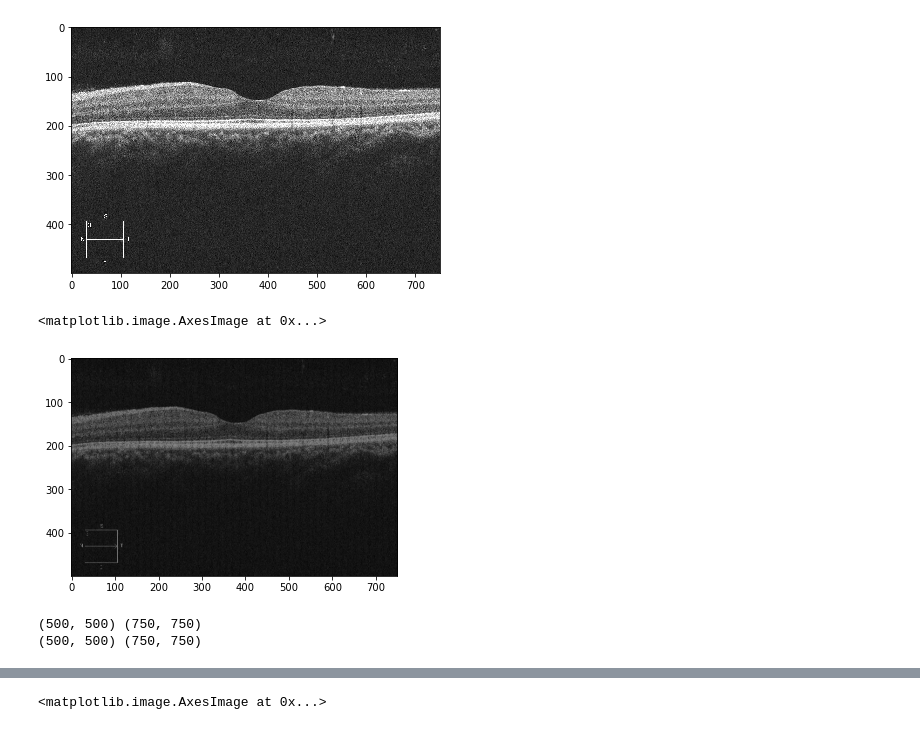
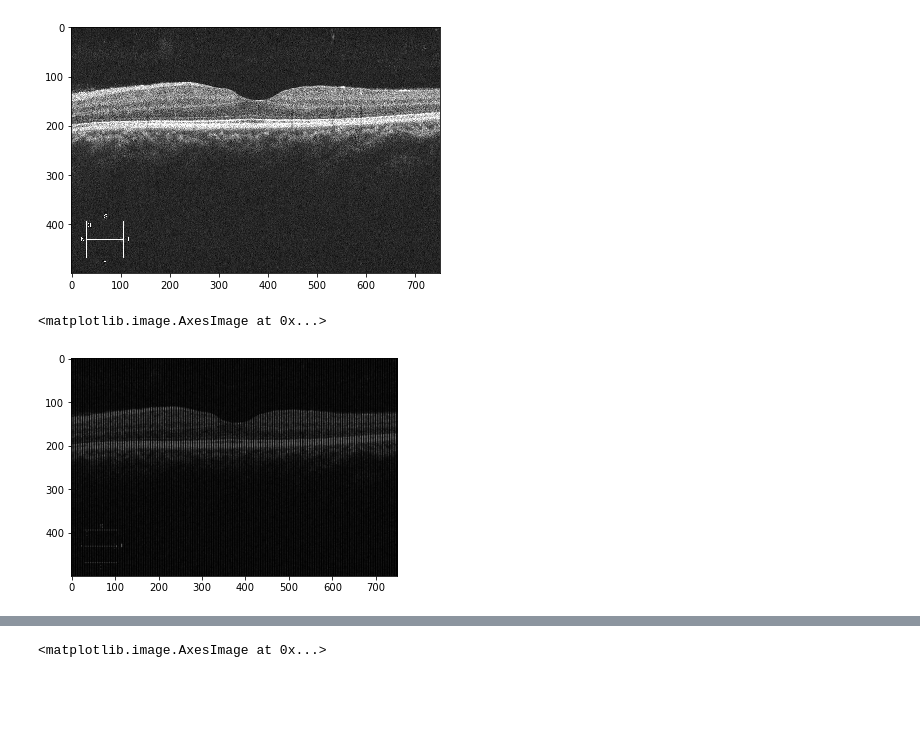
Before and after one commit to zvi-goldstein/E6876_Final_Project, a Jupyter notebook: OCT_reconstruction.ipynb, the cells around one changed output, grey strips where cells are left out. Saved outputs shown, nothing was run; the diff lists cells and outputs as text; code cells hidden in the pictures; blank space fills up the shorter version.

```diff
--- a/OCT_reconstruction.ipynb
+++ b/OCT_reconstruction.ipynb
@@ -14,35 +14,30 @@ imshow(X)
 <matplotlib.image.AxesImage at 0x...>
 [figure]
 # %%
-compression_factor = 2
+compression_factor = 4
 mask = np.zeros((h,w))
 mask[:,np.arange(0, w, compression_factor)] = 1
 D = X*mask
 plt.imshow(X*mask, cmap="gray")
 # %% [output]
 <matplotlib.image.AxesImage at 0x...>
-[figure, old version]
+[figure, new version]
 # %%
 # B1, S, B2t = np.linalg.svd(D, full_matrices=True)
-print(B1.shape, B2t.shape)
 B1 = dct(np.eye(h), norm='ortho', axis=0).T
 B2t = dct(np.eye(w), norm='ortho', axis=0).T
-print(B1.shape, B2t.shape)
-W = B1.T @ D @ B2t
+W = np.linalg.inv(B1) @ D @ np.linalg.inv(B2t)
 A = np.copy(W)
 E = np.zeros_like(D)
 Y1 = np.zeros_like(D)
-Y2 = np.zeros_like(W)
+Y2 = np.zeros_like(D)
 nu1 = 3
 nu2 = 3
 mu = 0.5
-lmda = 0.01
+lmda = 0.001
 a = 0.85
-ro = 1.0001
-# plt.imshow(B1 @ W @ B2t, cmap="gray")
+ro = 1.01
+# plt.imshow(B1 @ W @ B2t)
-# %% [output]
-(500, 500) (750, 750)
-(500, 500) (750, 750)
 # %%
 def SoftThresh(x, tau):
     # numpy automatically applies functions to each element of the array
```
Also changed, not shown: parts of 2 cells of this notebook.
